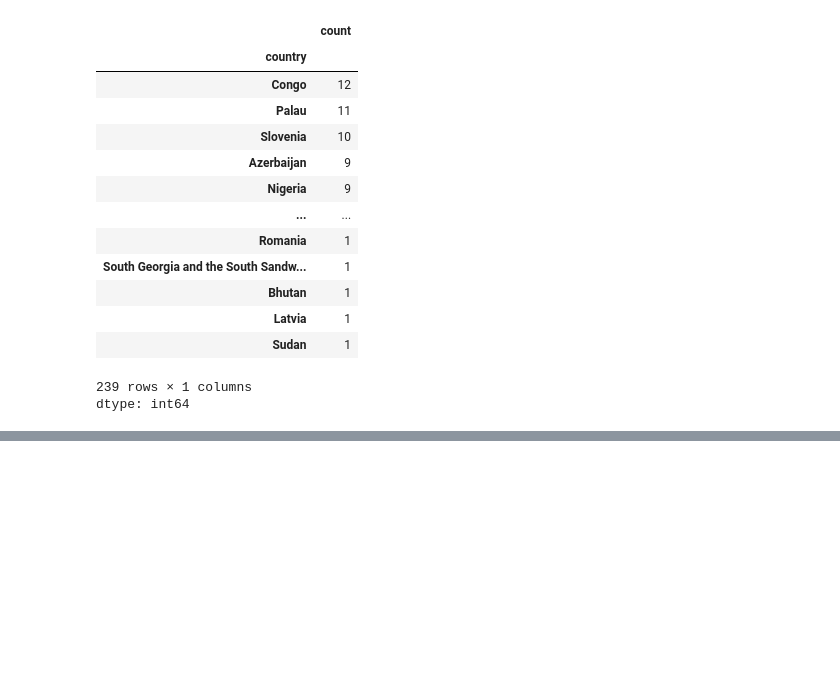
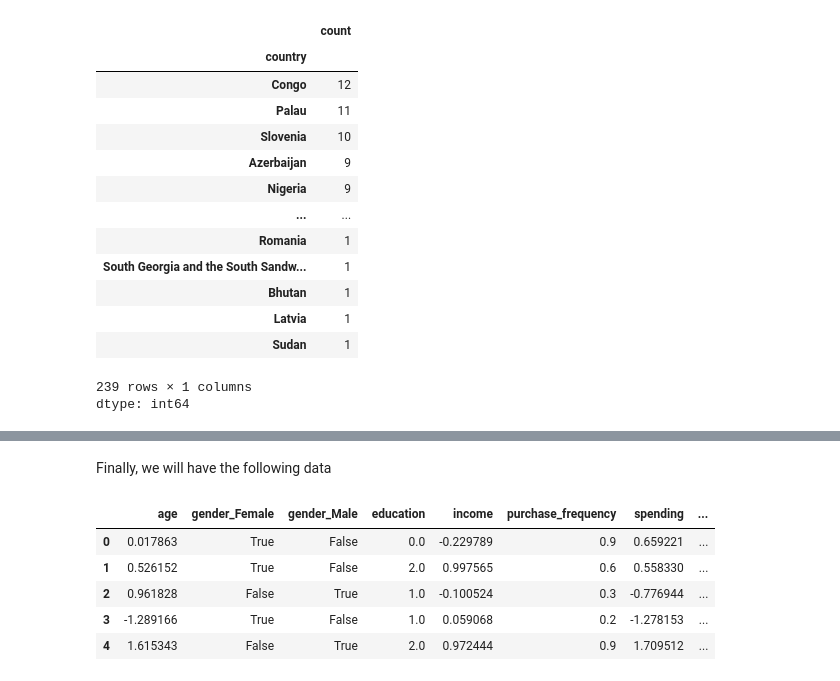
Before and after one commit to epythonlab2/AI_4_health, a Jupyter notebook: module_2_unsupervised_machine_learning.ipynb, the cells around one changed output, grey strips where cells are left out. Cells and saved outputs as stored; diff of their text form; code cells hidden in the pictures; blank space fills up the shorter version.

```diff
--- a/module_2_unsupervised_machine_learning.ipynb
+++ b/module_2_unsupervised_machine_learning.ipynb
@@ -1920,0 +1976,15 @@ dtype: int64
+# %% [markdown]
+Finally, we will have the following data
+# %%
+columns = ['age', 'gender_Female', 'gender_Male',
+           'education', 'income', 'purchase_frequency',
+           'spending', 'income_spending_ratio',	'avg_purchase_value',
+           'kmeans_cluster']
+df[columns].head()
+# %% [output]
+|  | age | gender_Female | gender_Male | education | income | purchase_frequency | spending | ... |
+| 0 | 0.017863 | True | False | 0.0 | -0.229789 | 0.9 | 0.659221 | ... |
+| 1 | 0.526152 | True | False | 2.0 | 0.997565 | 0.6 | 0.558330 | ... |
+| 2 | 0.961828 | False | True | 1.0 | -0.100524 | 0.3 | -0.776944 | ... |
+| 3 | -1.289166 | True | False | 1.0 | 0.059068 | 0.2 | -1.278153 | ... |
+| 4 | 1.615343 | False | True | 2.0 | 0.972444 | 0.9 | 1.709512 | ... |
```
Also changed, not shown: parts of 8 cells of this notebook.
